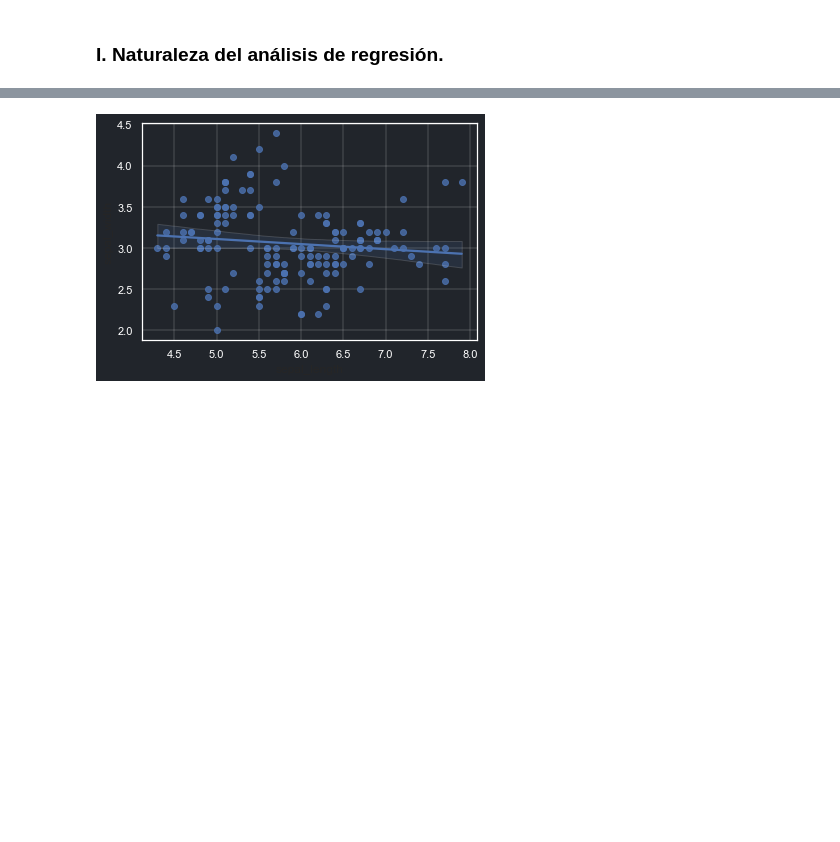
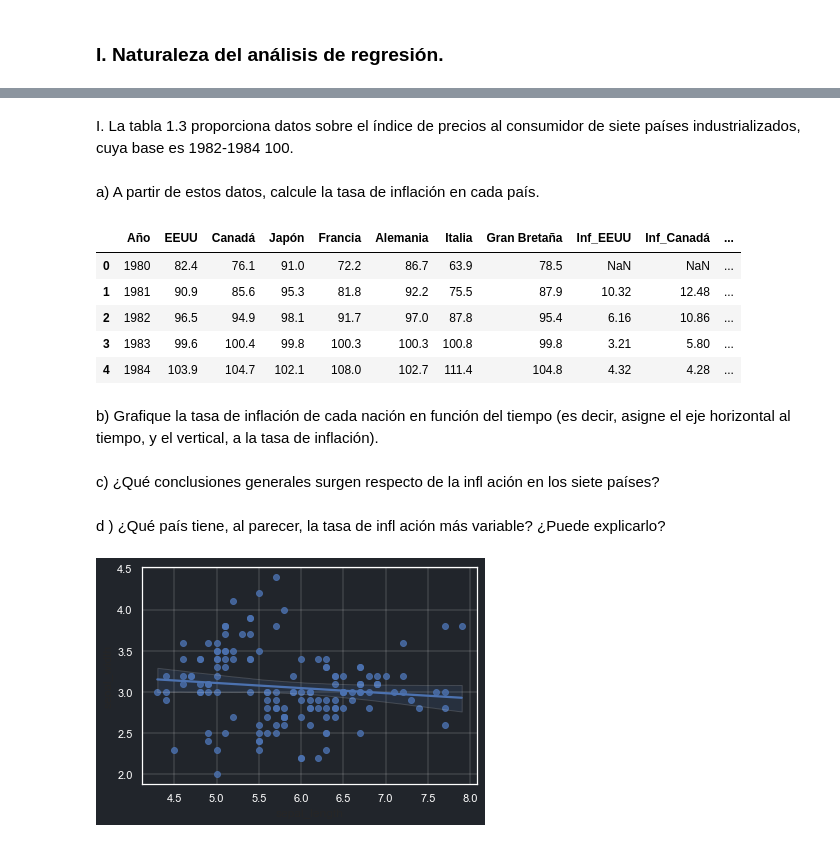
Before and after one commit to JuanFeA98/Economia, a Jupyter notebook: Econometría/01. Econometria I.ipynb, the cells around one changed output, grey strips where cells are left out. Drawn from its saved outputs; the diff is of its cells as text; code cells hidden in the pictures; blank space fills up the shorter version.

```diff
--- a/Econometría/01. Econometria I.ipynb
+++ b/Econometría/01. Econometria I.ipynb
@@ -105,0 +90,6 @@ sns.set(
+# %% [markdown]
+I. La tabla 1.3 proporciona datos sobre el índice de precios al consumidor de siete países industrializados, cuya base es 1982-1984  100.
+# %%
+df = pd.read_csv('https://gist.githubusercontent.com/JuanFeA98/8f125824ba6388d912754fe89ac0fb67/raw/61a729293587ebc7f07495afa26b5e0ddabc3710/IPC_1980-2005.csv', sep=';')
+# %% [markdown]
+a) A partir de estos datos, calcule la tasa de inflación en cada país.<br>
@@ -105,0 +104,16 @@ sns.set(
+# %%
+df.head()
+# %% [output]
+|  | Año | EEUU | Canadá | Japón | Francia | Alemania | Italia | Gran Bretaña | Inf_EEUU | Inf_Canadá | ... |
+| 0 | 1980 | 82.4 | 76.1 | 91.0 | 72.2 | 86.7 | 63.9 | 78.5 | NaN | NaN | ... |
+| 1 | 1981 | 90.9 | 85.6 | 95.3 | 81.8 | 92.2 | 75.5 | 87.9 | 10.32 | 12.48 | ... |
+| 2 | 1982 | 96.5 | 94.9 | 98.1 | 91.7 | 97.0 | 87.8 | 95.4 | 6.16 | 10.86 | ... |
+| 3 | 1983 | 99.6 | 100.4 | 99.8 | 100.3 | 100.3 | 100.8 | 99.8 | 3.21 | 5.80 | ... |
+| 4 | 1984 | 103.9 | 104.7 | 102.1 | 108.0 | 102.7 | 111.4 | 104.8 | 4.32 | 4.28 | ... |
+# %% [markdown]
+b) Grafique la tasa de inflación de cada nación en función del tiempo (es decir, asigne el eje
+horizontal al tiempo, y el vertical, a la tasa de inflación).
+# %% [markdown]
+c) ¿Qué conclusiones generales surgen respecto de la infl ación en los siete países?
+# %% [markdown]
+d ) ¿Qué país tiene, al parecer, la tasa de infl ación más variable? ¿Puede explicarlo?
```
Also changed, not shown: parts of 12 cells of this notebook, 2 other files.
